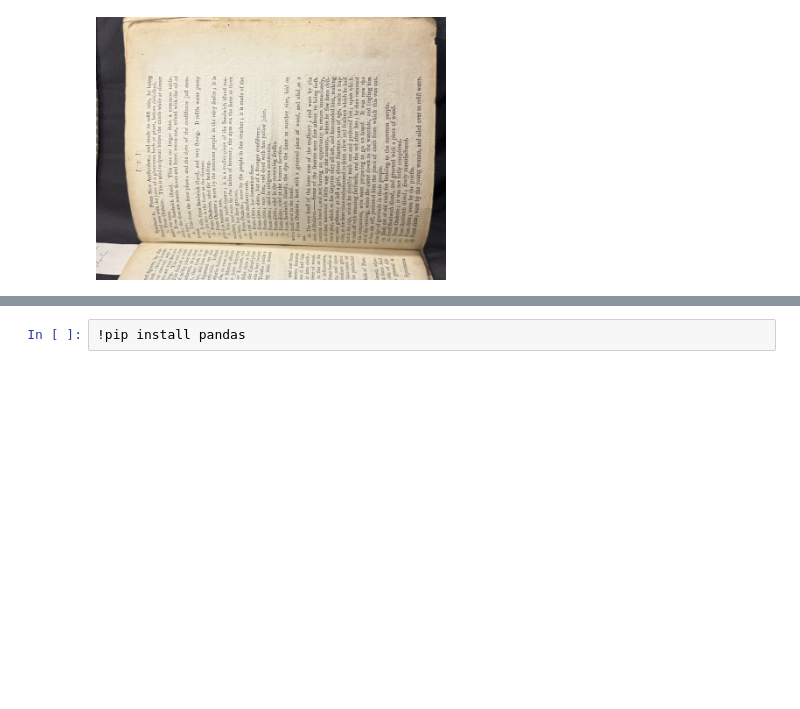
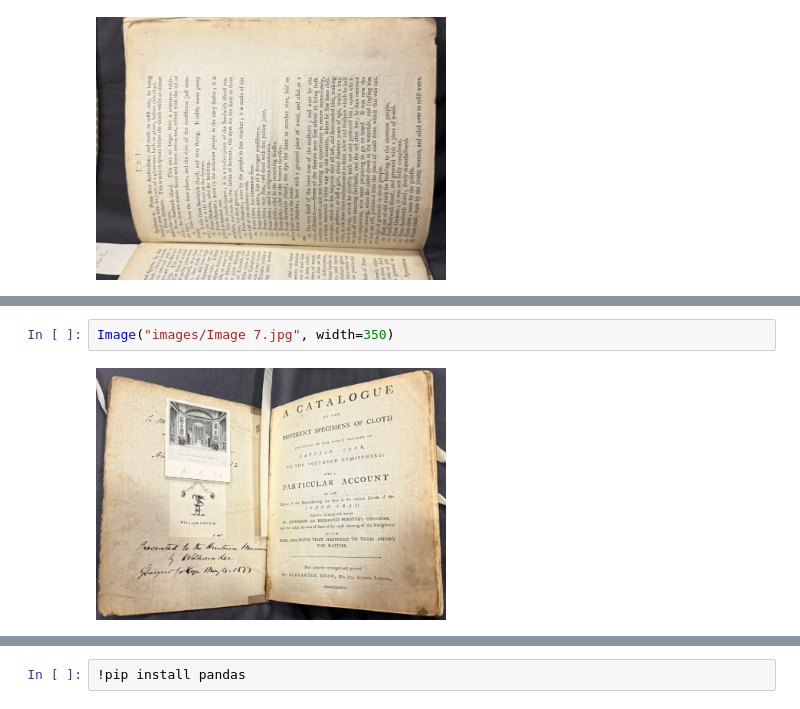
Before and after one commit to AlexMeiklejon/AI-for-A-H-B, a Jupyter notebook: ai_arts_portfolio.ipynb, the cells around one changed output, grey strips where cells are left out. Cells and saved outputs as stored; diff of their text form; blank space fills up the shorter version.

```diff
--- a/ai_arts_portfolio.ipynb
+++ b/ai_arts_portfolio.ipynb
@@ -16,0 +28,4 @@ Image("images/Image 4.jpg", width=350)
+# %%
+Image("images/Image 7.jpg", width=350)
+# %% [output]
+[figure, added]
```
Also changed, not shown: parts of 12 cells of this notebook, 2 other files.
